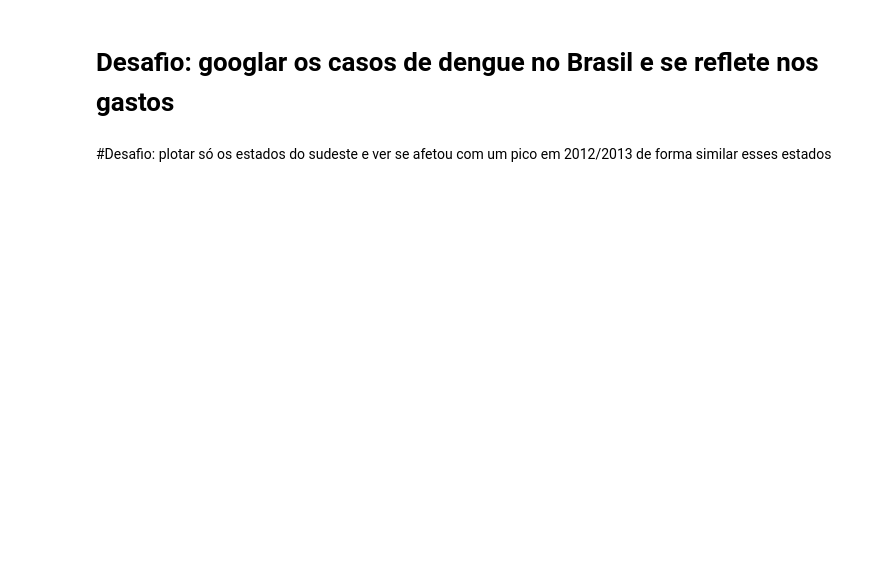
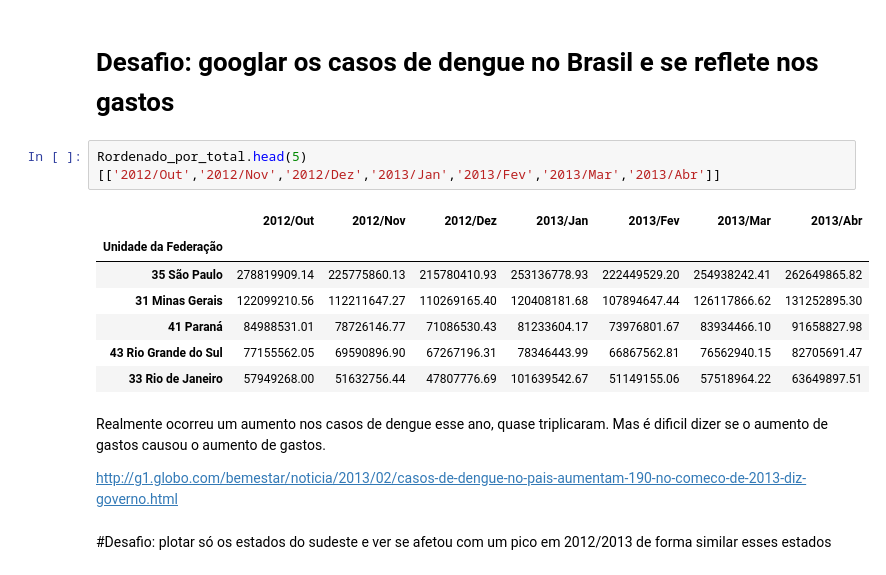
Before and after one commit to rabastos44/Bootcamp-Data-Science-Alura, a Jupyter notebook: Agendamento Hospitalar-a3.ipynb, the cells around one changed output. Saved outputs shown, nothing was run; the diff lists cells and outputs as text; blank space fills up the shorter version.

```diff
--- a/Agendamento Hospitalar-a3.ipynb
+++ b/Agendamento Hospitalar-a3.ipynb
@@ -496,4 +496,18 @@ ordenado_por_total.head(5).T.plot(figsize=(10,6))
 # %% [markdown]
 # Desafio: googlar os casos de dengue no Brasil e se reflete nos gastos
+# %%
+Rordenado_por_total.head(5)[['2012/Out','2012/Nov','2012/Dez','2013/Jan','2013/Fev','2013/Mar','2013/Abr']]
+# %% [output]
+|  | 2012/Out | 2012/Nov | 2012/Dez | 2013/Jan | 2013/Fev | 2013/Mar | 2013/Abr |
+| Unidade da Federação |  |  |  |  |  |  |  |
+| 35 São Paulo | 278819909.14 | 225775860.13 | 215780410.93 | 253136778.93 | 222449529.20 | 254938242.41 | 262649865.82 |
+| 31 Minas Gerais | 122099210.56 | 112211647.27 | 110269165.40 | 120408181.68 | 107894647.44 | 126117866.62 | 131252895.30 |
+| 41 Paraná | 84988531.01 | 78726146.77 | 71086530.43 | 81233604.17 | 73976801.67 | 83934466.10 | 91658827.98 |
+| 43 Rio Grande do Sul | 77155562.05 | 69590896.90 | 67267196.31 | 78346443.99 | 66867562.81 | 76562940.15 | 82705691.47 |
+| 33 Rio de Janeiro | 57949268.00 | 51632756.44 | 47807776.69 | 101639542.67 | 51149155.06 | 57518964.22 | 63649897.51 |
+# %% [markdown]
+Realmente ocorreu um aumento nos casos de dengue esse ano, quase triplicaram. Mas é dificil dizer se o aumento de gastos causou o aumento de gastos.
+
+http://g1.globo.com/bemestar/noticia/2013/02/casos-de-dengue-no-pais-aumentam-190-no-comeco-de-2013-diz-governo.html
 # %% [markdown]
 #Desafio: plotar só os estados do sudeste e ver se afetou com um pico em 2012/2013 de forma similar esses estados
```
Also changed, not shown: parts of 6 cells of this notebook.
